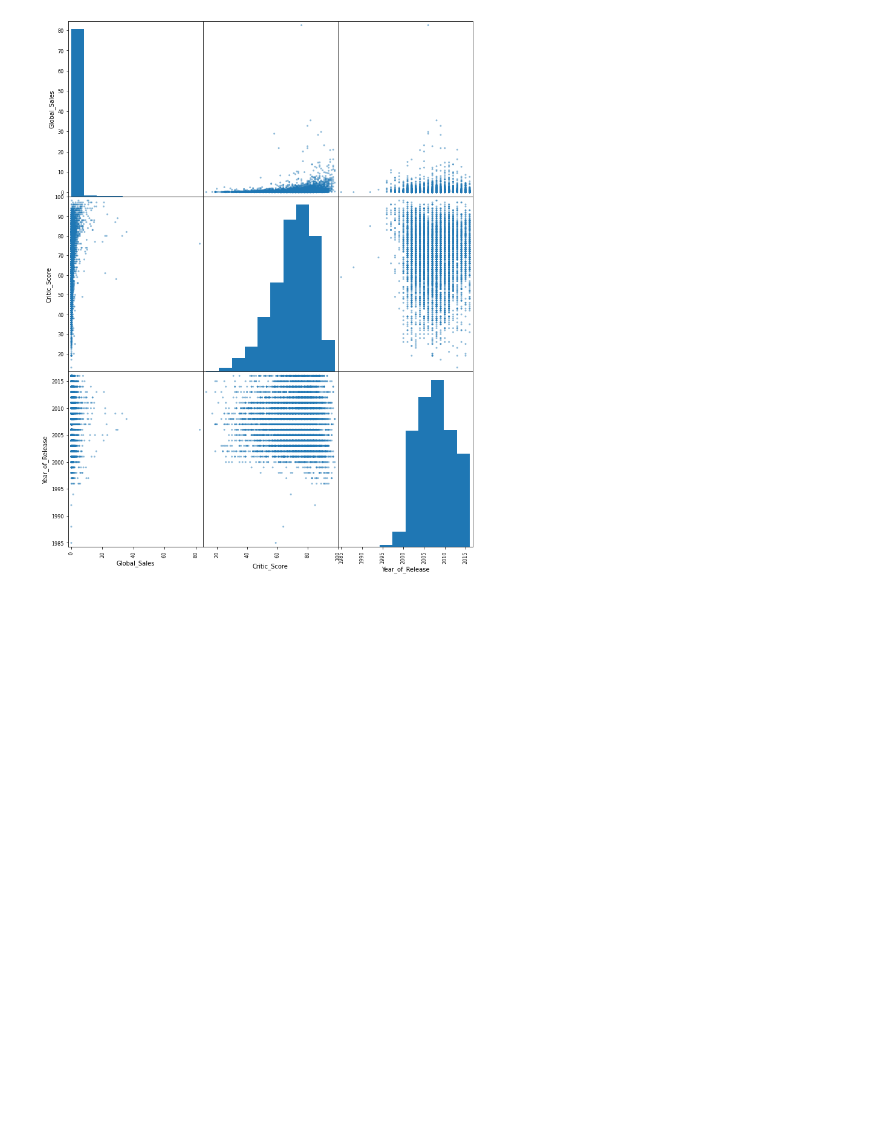
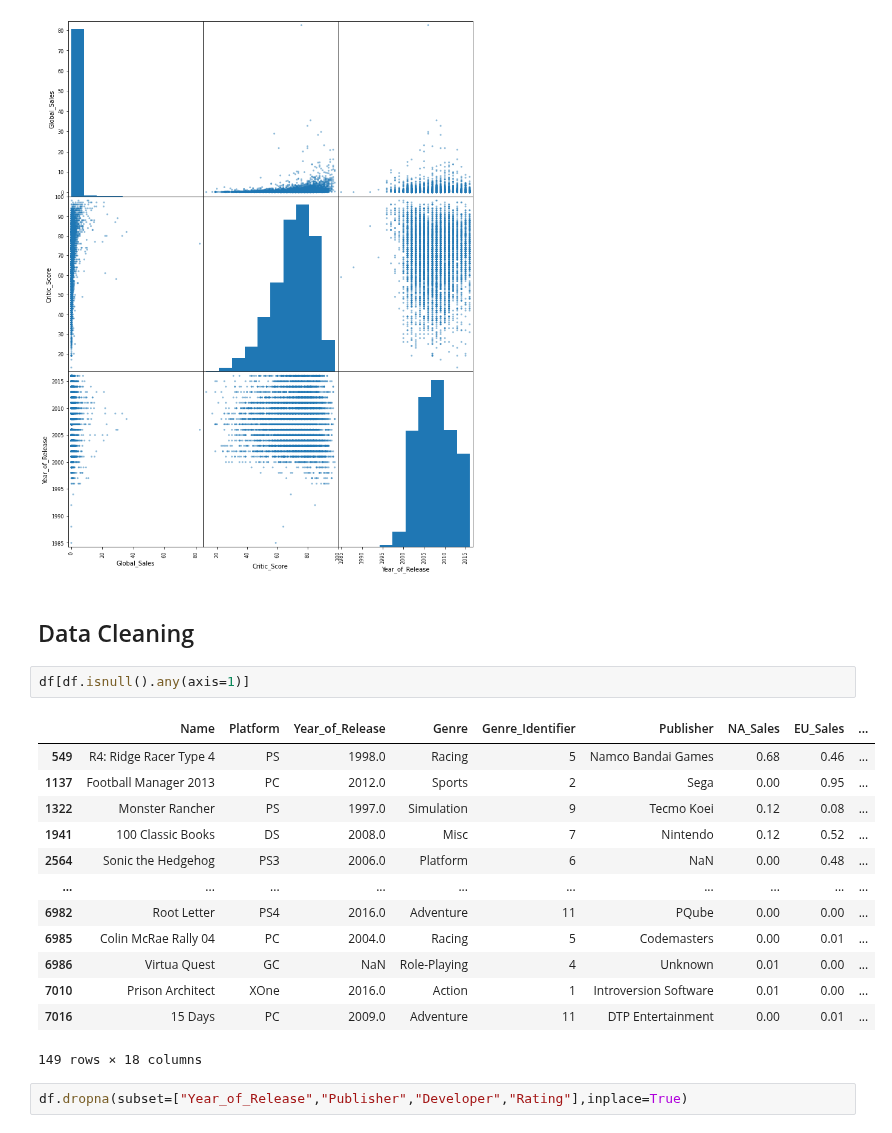
Before and after one commit to msadiq10/DMML-Group-15, a Jupyter notebook: group15-lab2.ipynb, the cells around one changed output. Cells and saved outputs as stored; diff of their text form; blank space fills up the shorter version.

Commit message:
Data Cleaned (Removing all null values)

```diff
--- a/group15-lab2.ipynb
+++ b/group15-lab2.ipynb
@@ -279,3 +279,23 @@ array([[<AxesSubplot:xlabel='Global_Sales', ylabel='Global_Sales'>,
         <AxesSubplot:xlabel='Year_of_Release', ylabel='Year_of_Release'>]],
       dtype=object)
 [figure]
+# %% [markdown]
+## Data Cleaning
+# %%
+df[df.isnull().any(axis=1)]
+# %% [output]
+|  | Name | Platform | Year_of_Release | Genre | Genre_Identifier | Publisher | NA_Sales | EU_Sales | ... |
+| 549 | R4: Ridge Racer Type 4 | PS | 1998.0 | Racing | 5 | Namco Bandai Games | 0.68 | 0.46 | ... |
+| 1137 | Football Manager 2013 | PC | 2012.0 | Sports | 2 | Sega | 0.00 | 0.95 | ... |
+| 1322 | Monster Rancher | PS | 1997.0 | Simulation | 9 | Tecmo Koei | 0.12 | 0.08 | ... |
+| 1941 | 100 Classic Books | DS | 2008.0 | Misc | 7 | Nintendo | 0.12 | 0.52 | ... |
+| 2564 | Sonic the Hedgehog | PS3 | 2006.0 | Platform | 6 | NaN | 0.00 | 0.48 | ... |
+| ... | ... | ... | ... | ... | ... | ... | ... | ... | ... |
+| 6982 | Root Letter | PS4 | 2016.0 | Adventure | 11 | PQube | 0.00 | 0.00 | ... |
+| 6985 | Colin McRae Rally 04 | PC | 2004.0 | Racing | 5 | Codemasters | 0.00 | 0.01 | ... |
+| 6986 | Virtua Quest | GC | NaN | Role-Playing | 4 | Unknown | 0.01 | 0.00 | ... |
+| 7010 | Prison Architect | XOne | 2016.0 | Action | 1 | Introversion Software | 0.01 | 0.00 | ... |
+| 7016 | 15 Days | PC | 2009.0 | Adventure | 11 | DTP Entertainment | 0.00 | 0.01 | ... |
+149 rows × 18 columns
+# %%
+df.dropna(subset=["Year_of_Release","Publisher","Developer","Rating"],inplace=True)
```
Also changed, not shown: parts of 1 cell of this notebook.
